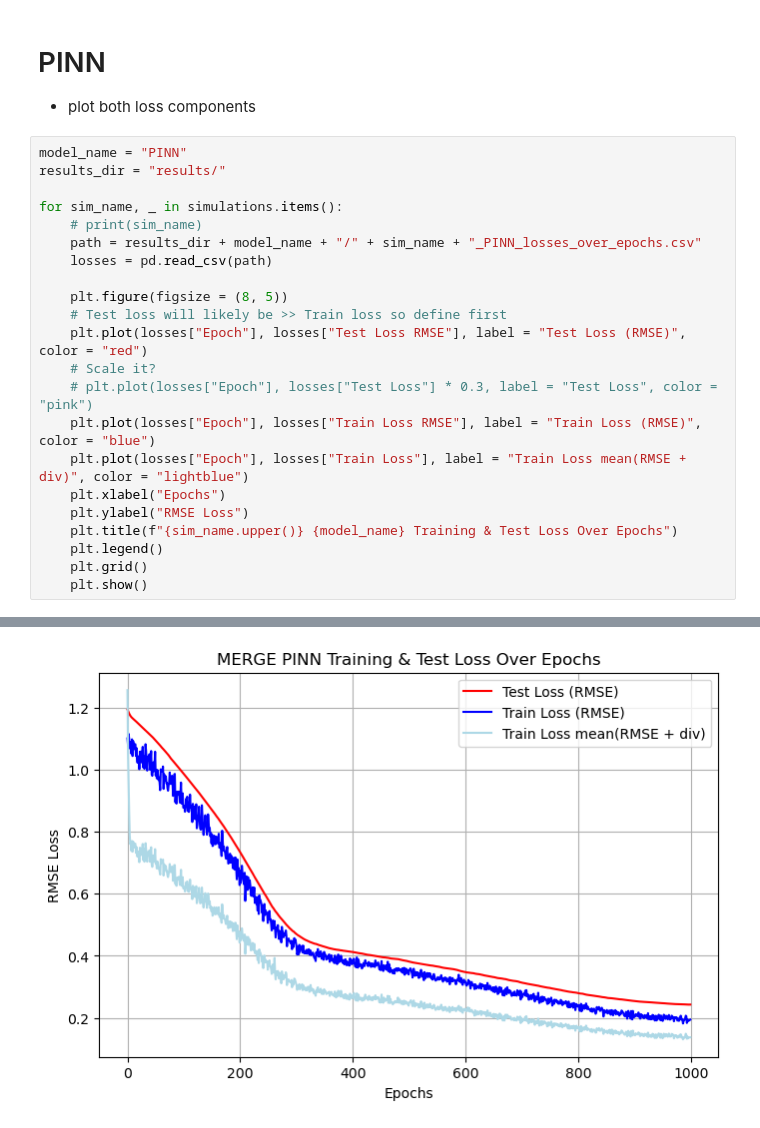
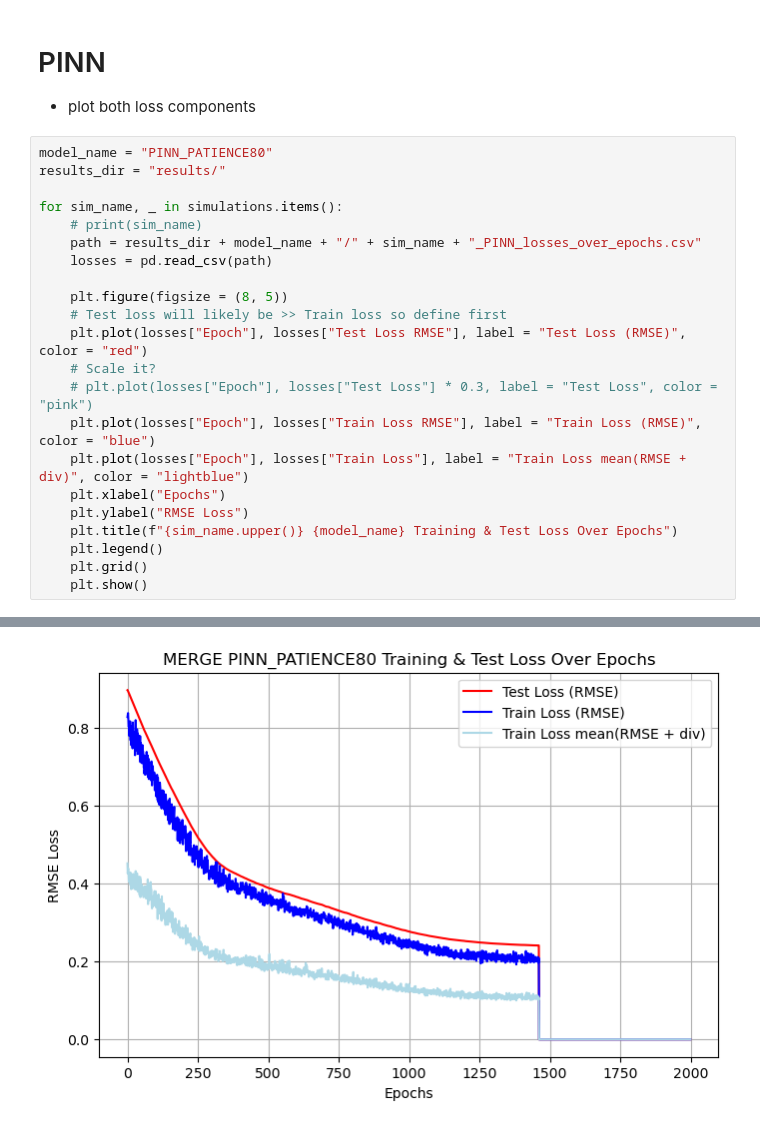
Before and after one commit to kimbente/ice_thickness, a Jupyter notebook: visualise_sim_experiment_results.ipynb, the cells around one changed output, grey strips where cells are left out. Cells and saved outputs as stored; diff of their text form.

```diff
--- a/visualise_sim_experiment_results.ipynb
+++ b/visualise_sim_experiment_results.ipynb
@@ -79,7 +67,7 @@ for sim_name, _ in simulations.items():
 
 - plot both loss components
 # %%
-model_name = "PINN"
+model_name = "PINN_PATIENCE80"
 results_dir = "results/"
 
 for sim_name, _ in simulations.items():
@@ -106 +94 @@ for sim_name, _ in simulations.items():
-[figure, old version]
+[figure, new version]
```
Also changed, not shown: parts of 25 cells of this notebook, 11 other files.
